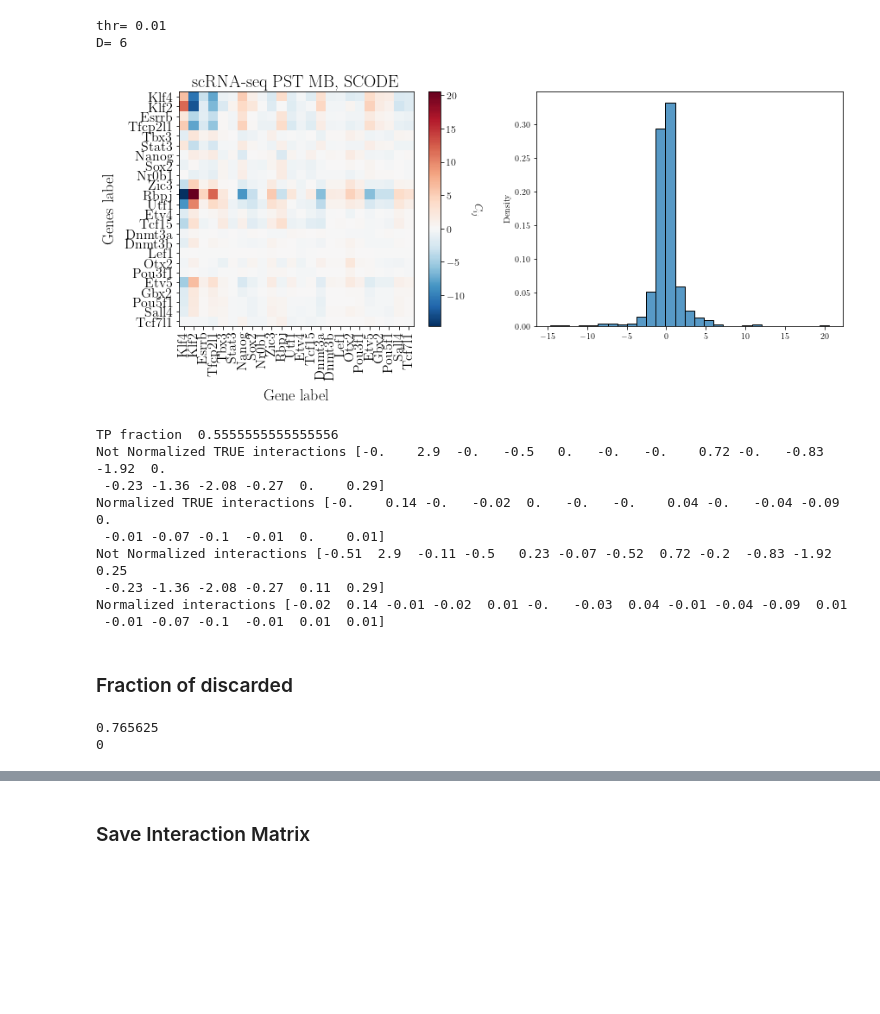
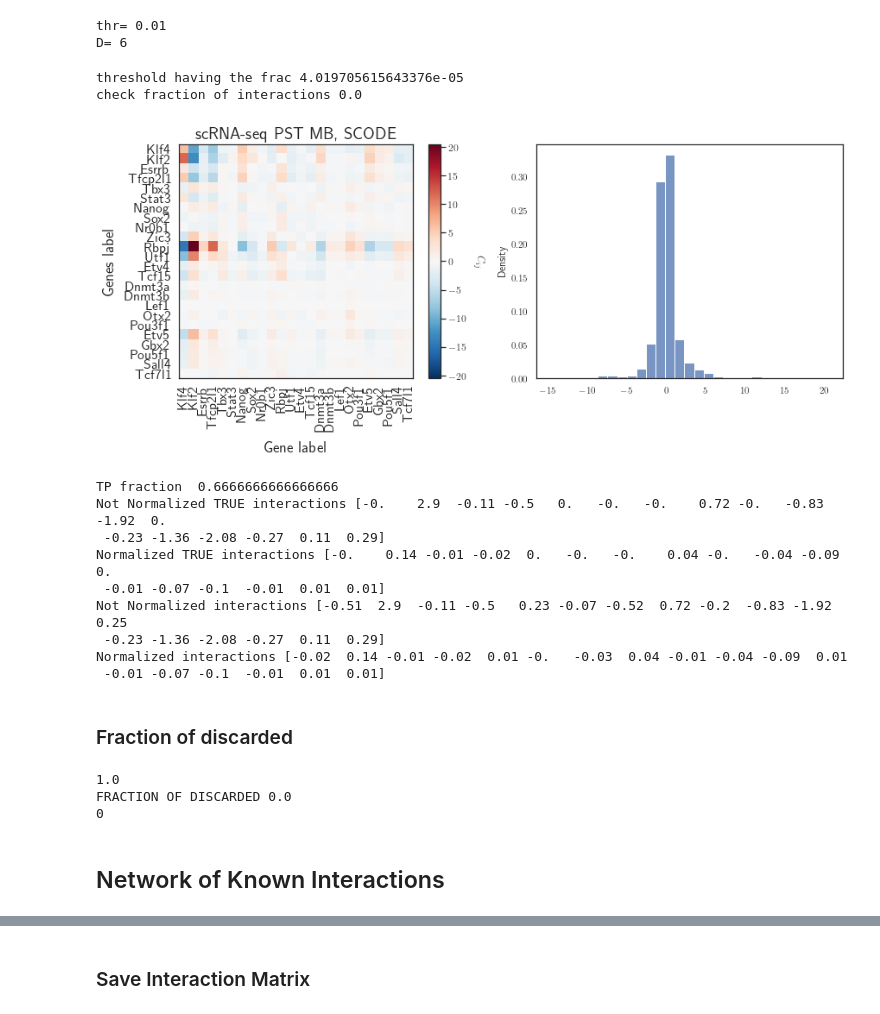
Before and after one commit to CleliaCorridori/GRN_Inference_CODE, a Jupyter notebook: SCODE_MB-LogNorm.ipynb, the cells around one changed output, grey strips where cells are left out. Saved outputs shown, nothing was run; the diff lists cells and outputs as text; code cells hidden in the pictures; blank space fills up the shorter version.

```diff
--- a/SCODE_MB-LogNorm.ipynb
+++ b/SCODE_MB-LogNorm.ipynb
@@ -26,5 +23,9 @@ import lib.funcs_ko as funcs_ko
 %load_ext autoreload
 %autoreload 2
 # %%
-matplotlib.rc('font', **{'family': 'serif', 'serif': ['Computer Modern']})
+# matplotlib.rc('font', **{'family': 'serif', 'serif': ['Computer Modern']})
+# matplotlib.rc('text', usetex=True)
+
 matplotlib.rc('text', usetex=True)
+sns.set(font='Avenir')
+sns.set(style="white")
@@ -414,30 +273,42 @@ N_sel_A = 50
 # %% [output]
 thr= 0.01
 D= 6
+# %%
+frac_ints_small = 0.0 # 1% of the interactions, the smallest in absolute value
+thr_check = np.percentile(np.abs(A_tot), frac_ints_small*100)/np.nanmax(np.abs(A_tot))
+print("threshold having the frac", thr_check)
+
+thr_test = thr_check
+A_test = A_tot.copy()
+A_test[np.abs(A_test) <  (thr_test*np.nanmax(np.abs(A_test)))] = 0
+# plt.imshow(A_test, cmap="bwr")
+frac_ints_small = len(np.where(A_test == 0)[0])/(24*24)
+print("check fraction of interactions", frac_ints_small)
+# %% [output]
+threshold having the frac 4.019705615643376e-05
+check fraction of interactions 0.0
 # %%
-A_tot = np.sum(A_sel[:,:,DD,:N_sel_A], axis=2 )/N_sel_A
-
-TP_fraction, TP_info, interaction_matrix = TP_plot(TPtrial_list, A_tot, genes_order, inferred_int_thr=sel_thr,
+# plot inferred network
+sel_thr = thr_check
+TP_fraction, TP_info, interaction_matrix = funcs_general.TP_plot(TPtrial_list, A_tot, genes_order, inferred_int_thr=sel_thr,
                                                    Norm_Matx = False, data_type="scRNA-seq PST MB, SCODE",
                                                    figplot=True, nbin=30,
                                                     verbose=False, Norm=True)
-
-
 
 print("TP fraction ", TP_fraction)
 
 print("Not Normalized TRUE interactions", np.round(TP_info[2,:]*TP_info[3,:],2))
 print("Normalized TRUE interactions", np.round(TP_info[2,:]*TP_info[3,:]/np.max(np.abs(A_tot)), 2))
 
 print("Not Normalized interactions", np.round(TP_info[2,:],2))
 print("Normalized interactions", np.round(TP_info[2,:]/np.max(np.abs(A_tot)), 2))
 # %% [output]
-[figure, old version]
+[figure, new version]
-TP fraction  0.5555555555555556
-Not Normalized TRUE interactions [-0.    2.9  -0.   -0.5   0.   -0.   -0.    0.72 -0.   -0.83 -1.92  0.
- -0.23 -1.36 -2.08 -0.27  0.    0.29]
-Normalized TRUE interactions [-0.    0.14 -0.   -0.02  0.   -0.   -0.    0.04 -0.   -0.04 -0.09  0.
- -0.01 -0.07 -0.1  -0.01  0.    0.01]
+TP fraction  0.6666666666666666
+Not Normalized TRUE interactions [-0.    2.9  -0.11 -0.5   0.   -0.   -0.    0.72 -0.   -0.83 -1.92  0.
+ -0.23 -1.36 -2.08 -0.27  0.11  0.29]
+Normalized TRUE interactions [-0.    0.14 -0.01 -0.02  0.   -0.   -0.    0.04 -0.   -0.04 -0.09  0.
+ -0.01 -0.07 -0.1  -0.01  0.01  0.01]
 Not Normalized interactions [-0.51  2.9  -0.11 -0.5   0.23 -0.07 -0.52  0.72 -0.2  -0.83 -1.92  0.25
  -0.23 -1.36 -2.08 -0.27  0.11  0.29]
 Normalized interactions [-0.02  0.14 -0.01 -0.02  0.01 -0.   -0.03  0.04 -0.01 -0.04 -0.09  0.01
@@ -447,7 +318,12 @@ Normalized interactions [-0.02  0.14 -0.01 -0.02  0.01 -0.   -0.03  0.04 -0.01 -
 # %%
 high_meanMatx_thr = na.to_thr_matrix(A_tot, thr=sel_thr)
 print(1-(len(np.where(high_meanMatx_thr==0)[0]))/(24**2))
+print("FRACTION OF DISCARDED", (len(np.where(high_meanMatx_thr==0)[0]))/(24**2))
+
 print(len(np.where(A_tot==0)[0]))
 # %% [output]
-0.765625
+1.0
+FRACTION OF DISCARDED 0.0
 0
+# %% [markdown]
+## Network of Known Interactions
```
Also changed, not shown: parts of 85 cells of this notebook, 15 other files.
